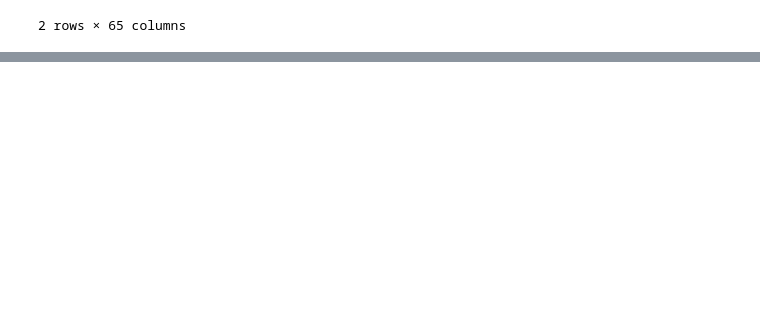
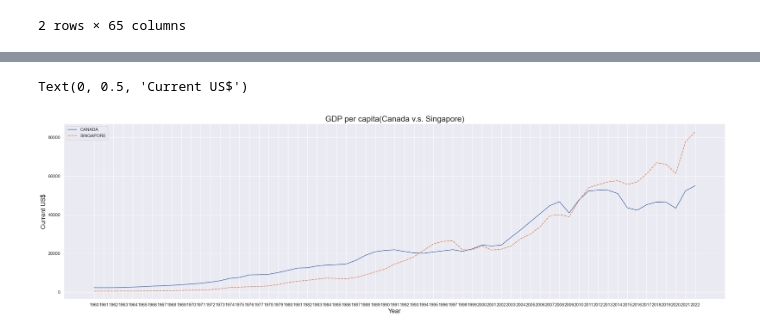
Before and after one commit to Jessica936/PL, a Jupyter notebook: Python-hw1/H1.ipynb, the cells around one changed output, grey strips where cells are left out. Cells and saved outputs as stored; diff of their text form; code cells hidden in the pictures; blank space fills up the shorter version.

```diff
--- a/Python-hw1/H1.ipynb
+++ b/Python-hw1/H1.ipynb
@@ -88,3 +88,23 @@ tempset3
 | 35 | 加拿大 | CAN | 2259.288302 | 2240.442972 | 2268.580522 | 2374.484523 | 2555.133928 | 2770.358560 | 3047.036662 | 3217.152221 | ... |
 | 208 | 新加坡 | SGP | 428.056183 | 449.148137 | 472.082740 | 511.202235 | 485.530686 | 516.531928 | 566.803974 | 626.029437 | ... |
 2 rows × 65 columns
+# %%
+Country = ['CANADA', 'SINGAPORE']
+
+years = np.linspace(1960, 2022, 63)
+
+#加拿大
+GDP_country1 = data2.loc[35]
+
+#新加坡
+GDP_country2 = data2.loc[208]
+
+
+alldata = {
+    "CANADA": GDP_country1,
+    "SINGAPORE": GDP_country2,
+}
+
+df2 = pd.DataFrame(alldata)
+df2 = df2.iloc[2:]
+df2
@@ -90,0 +125,10 @@ tempset3
+# %%
+#人均GDP比較圖(加拿大V.S.新加坡)
+sns.set(rc = {'figure.figsize':(30,8)})
+g = sns.lineplot(data=df2)
+plt.title('GDP per capita(Canada v.s. Singapore)', fontsize=20)
+plt.xlabel('Year', fontsize=16)
+plt.ylabel('Current US$', fontsize=16)
+# %% [output]
+Text(0, 0.5, 'Current US$')
+[figure, added]
```
Also changed, not shown: parts of 2 cells of this notebook.
